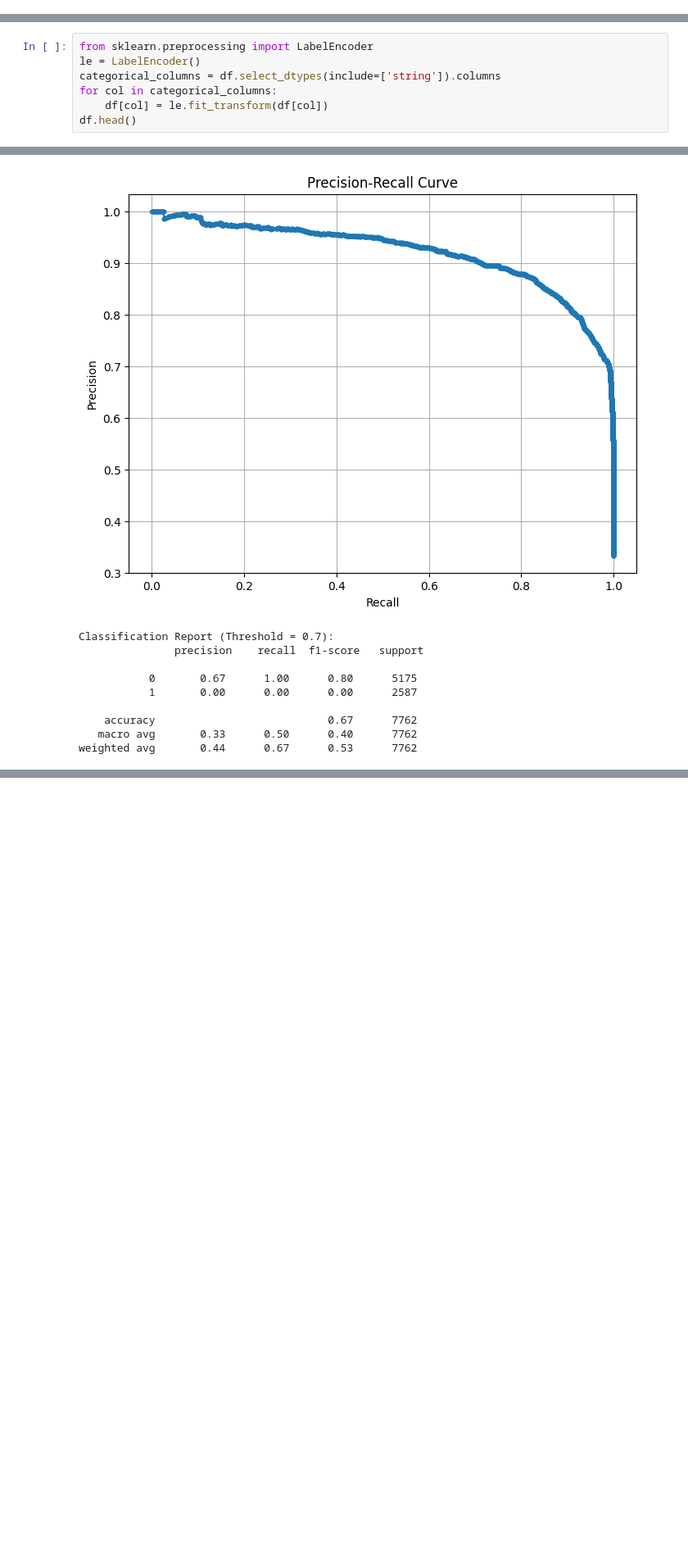
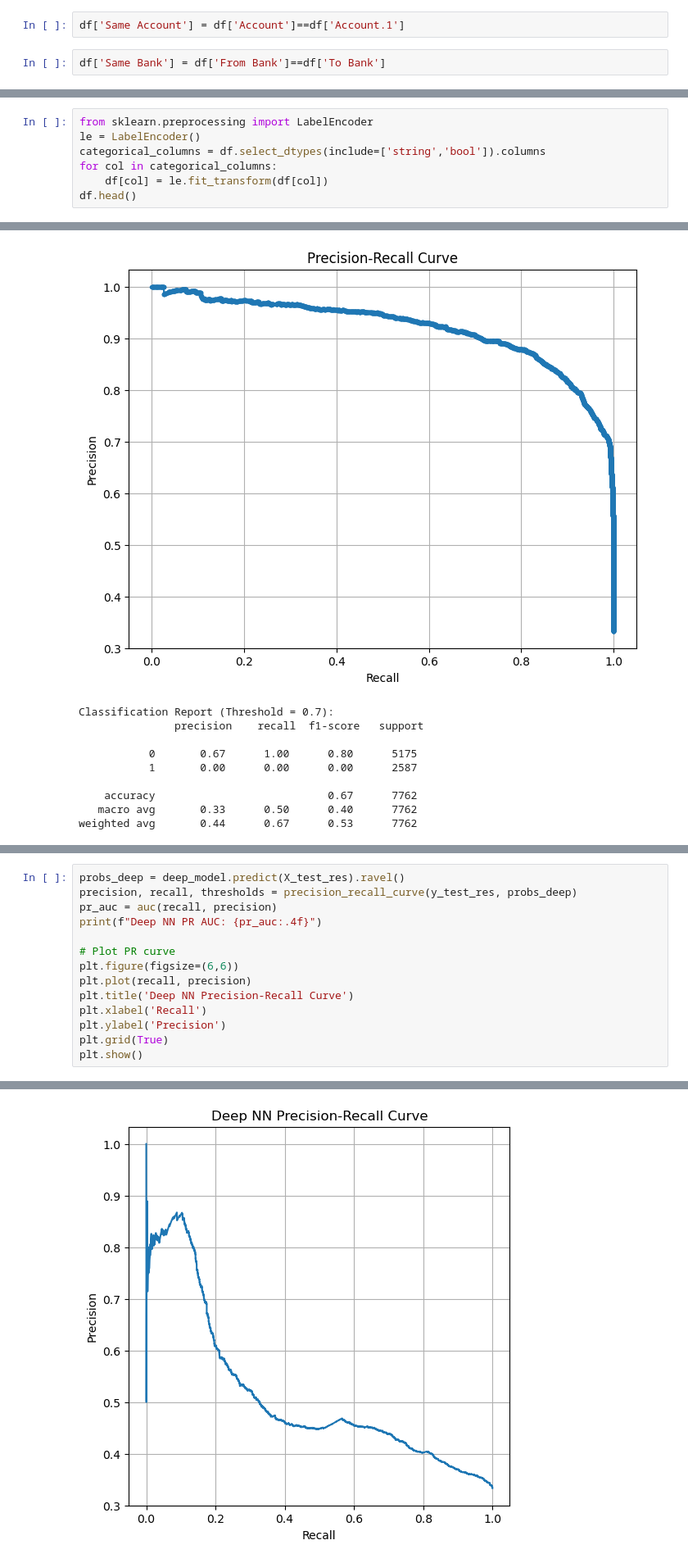
Before and after one commit to avikaushik282/Major-Research-Project, a Jupyter notebook: methodology and experiments.ipynb, the cells around one changed output, grey strips where cells are left out. Shown: that part at 82% size. Saved outputs shown, nothing was run; the diff lists cells and outputs as text; blank space fills up the shorter version.

```diff
--- a/methodology and experiments.ipynb
+++ b/methodology and experiments.ipynb
@@ -101,3 +105,7 @@ df.drop_duplicates()
 | 5078343 | 2022-09-10 23:46:00 | 256398 | 8148A6311 | 256398 | 8148A8711 | 0.038417 | Bitcoin | 0.038417 | ... |
 | 5078344 | 2022-09-10 23:37:00 | 154518 | 8148A6091 | 256398 | 8148A8711 | 0.281983 | Bitcoin | 0.281983 | ... |
 5078336 rows × 11 columns
+# %%
+df['Same Account'] = df['Account']==df['Account.1']
+# %%
+df['Same Bank'] = df['From Bank']==df['To Bank']
@@ -111,7 +130,7 @@ Name: count, dtype: int64
 # %%
 from sklearn.preprocessing import LabelEncoder
 le = LabelEncoder()
-categorical_columns = df.select_dtypes(include=['string']).columns
+categorical_columns = df.select_dtypes(include=['string','bool']).columns
 for col in categorical_columns:
     df[col] = le.fit_transform(df[col])
 df.head()
@@ -579,0 +706,15 @@ print(f"MLP Test AUC: {mlp_test_auc:.4f}")
+# %%
+probs_deep = deep_model.predict(X_test_res).ravel()
+precision, recall, thresholds = precision_recall_curve(y_test_res, probs_deep)
+pr_auc = auc(recall, precision)
+print(f"Deep NN PR AUC: {pr_auc:.4f}")
+
+# Plot PR curve
+plt.figure(figsize=(6,6))
+plt.plot(recall, precision)
+plt.title('Deep NN Precision-Recall Curve')
+plt.xlabel('Recall')
+plt.ylabel('Precision')
+plt.grid(True)
+plt.show()
+# %% [output]
@@ -579,0 +723 @@ print(f"MLP Test AUC: {mlp_test_auc:.4f}")
+[figure, added]
```
Also changed, not shown: parts of 18 cells of this notebook, 1 other file.
